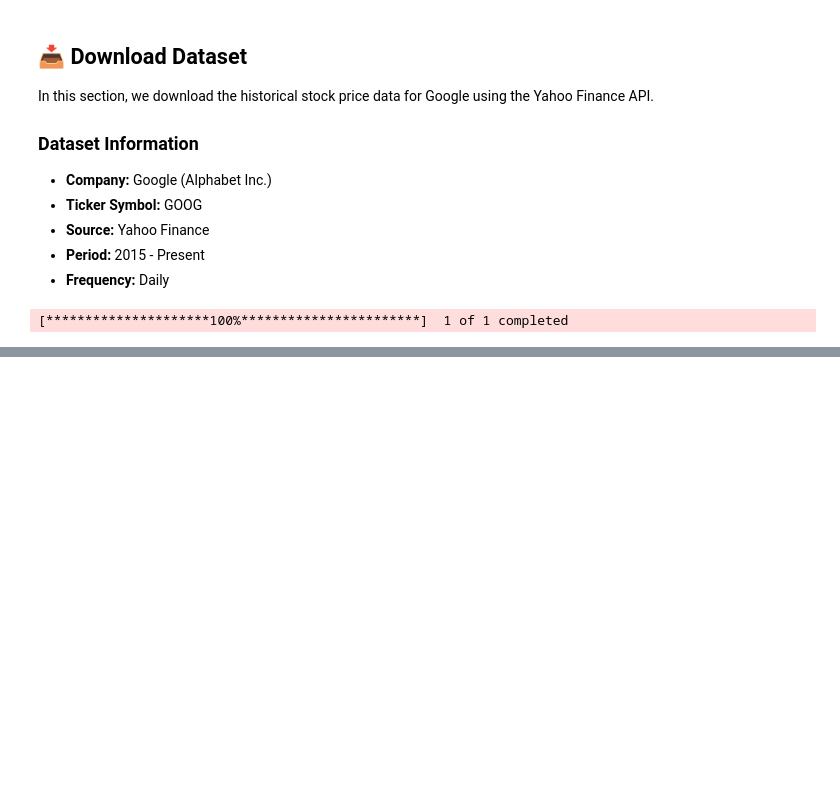
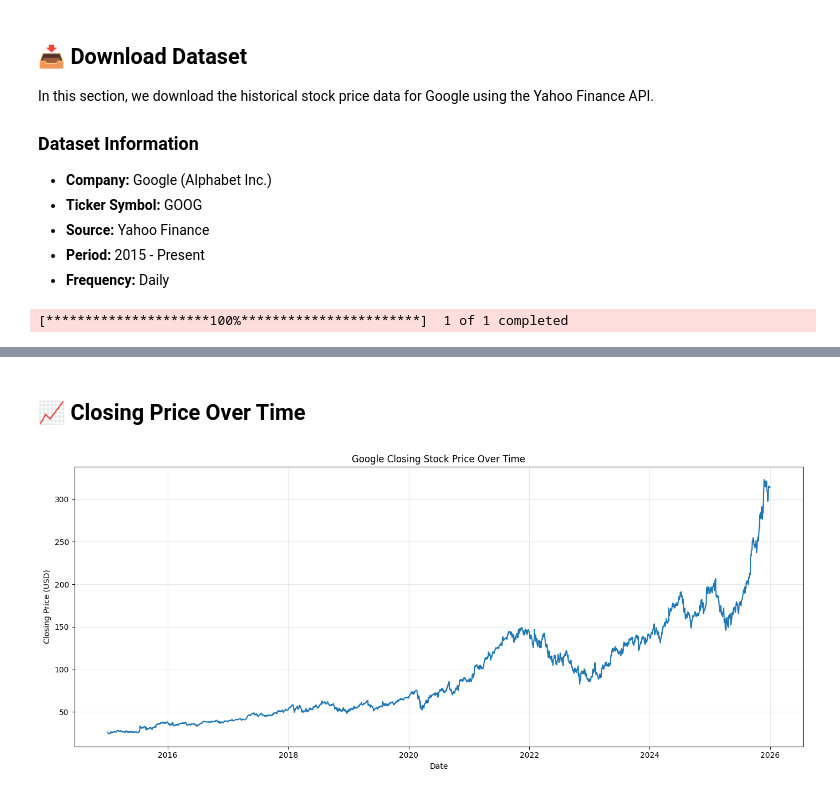
Before and after one commit to kosar-am/finance-prediction-rnn, a Jupyter notebook: notebooks/01_data_collection.ipynb, the cells around one changed output, grey strips where cells are left out. Cells and saved outputs as stored; diff of their text form; code cells hidden in the pictures; blank space fills up the shorter version.

Commit message:
feat: add exploratory data analysis and visualizations

```diff
--- a/notebooks/01_data_collection.ipynb
+++ b/notebooks/01_data_collection.ipynb
@@ -79,0 +78,6 @@ df.head(10)
+# %%
+# Remove the column index name
+df.columns.name = None
+
+# Display the first ten rows
+df.head(10)
@@ -79,0 +150,22 @@ df.head(10)
+# %% [markdown]
+## 📈 Closing Price Over Time
+# %%
+# Create a figure for the closing price chart
+plt.figure(figsize=(14, 6))
+
+# Plot Google's closing stock price over time
+plt.plot(df.index, df["Close"])
+
+# Add a descriptive title and axis labels
+plt.title("Google Closing Stock Price Over Time")
+plt.xlabel("Date")
+plt.ylabel("Closing Price (USD)")
+
+# Add a grid to improve chart readability
+plt.grid(True, alpha=0.3)
+
+# Adjust the layout and display the chart
+plt.tight_layout()
+plt.show()
+# %% [output]
+[figure, added]
```
Also changed, not shown: parts of 38 cells of this notebook.
